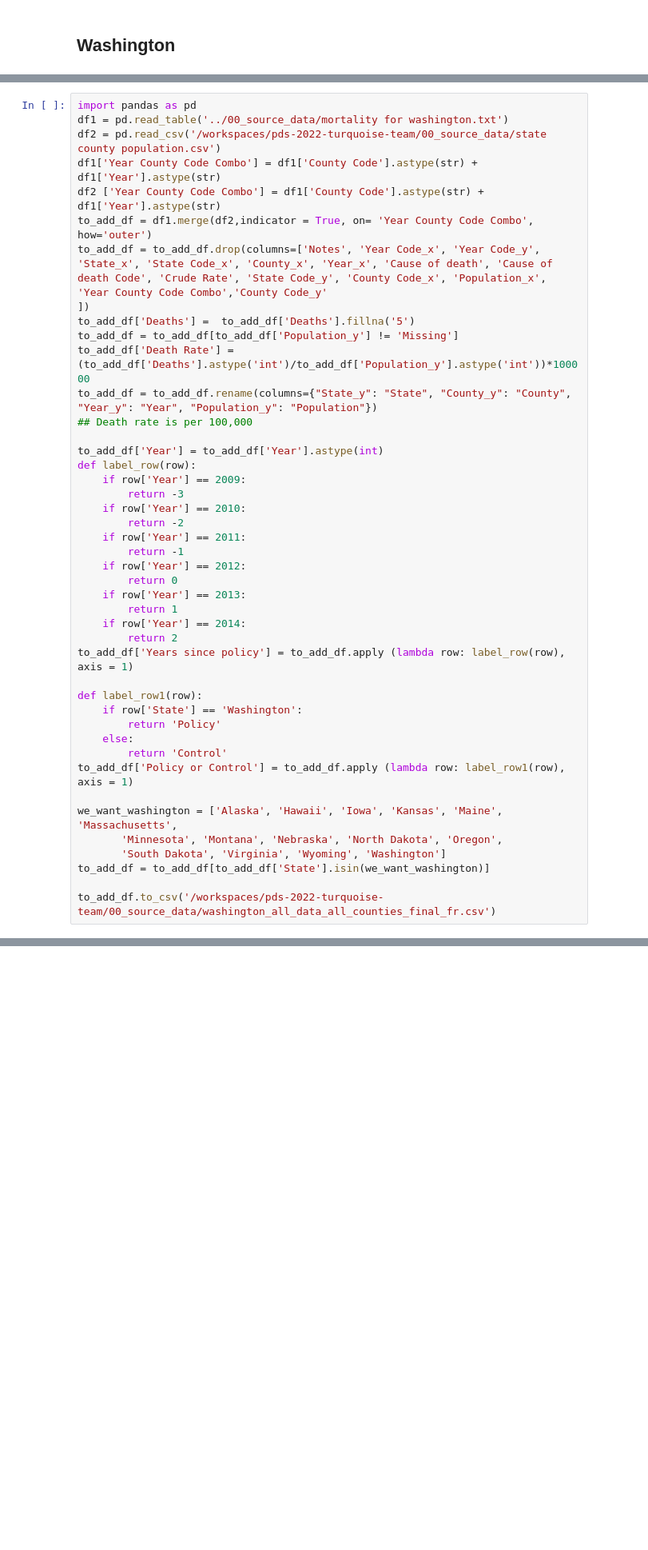
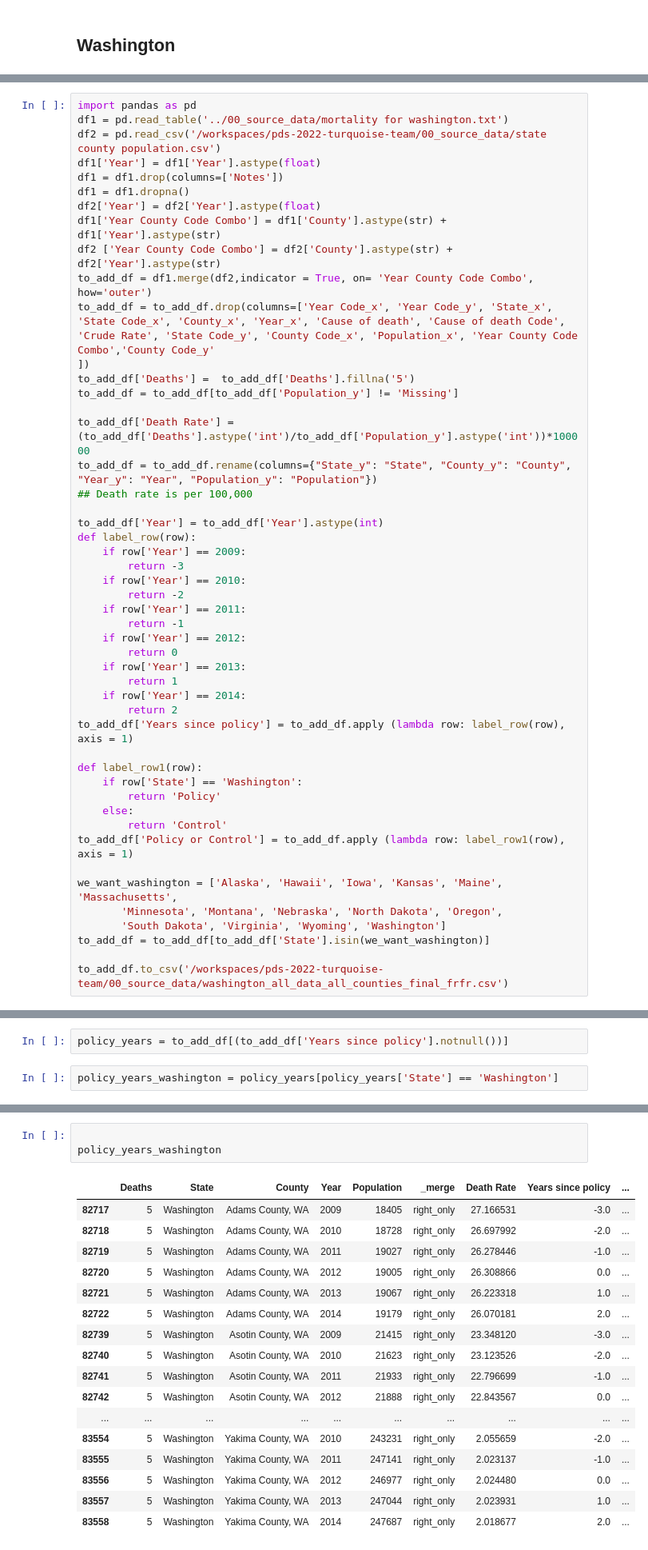
Before and after one commit to MIDS-at-Duke/pds-2022-turquoise-team, a Jupyter notebook: 10_code/Cleaning and Merging all States.ipynb, the cells around one changed output, grey strips where cells are left out. Shown at 80% size. Drawn from its saved outputs; the diff is of its cells as text; blank space fills up the shorter version.

```diff
--- a/10_code/Cleaning and Merging all States.ipynb
+++ b/10_code/Cleaning and Merging all States.ipynb
@@ -94,13 +290,18 @@ to_add_df.to_csv('/workspaces/pds-2022-turquoise-team/00_source_data/florida_all
 import pandas as pd
 df1 = pd.read_table('../00_source_data/mortality for washington.txt')
 df2 = pd.read_csv('/workspaces/pds-2022-turquoise-team/00_source_data/state county population.csv')
-df1['Year County Code Combo'] = df1['County Code'].astype(str) + df1['Year'].astype(str)
-df2 ['Year County Code Combo'] = df1['County Code'].astype(str) + df1['Year'].astype(str)
+df1['Year'] = df1['Year'].astype(float)
+df1 = df1.drop(columns=['Notes'])
+df1 = df1.dropna()
+df2['Year'] = df2['Year'].astype(float)
+df1['Year County Code Combo'] = df1['County'].astype(str) + df1['Year'].astype(str)
+df2 ['Year County Code Combo'] = df2['County'].astype(str) + df2['Year'].astype(str)
 to_add_df = df1.merge(df2,indicator = True, on= 'Year County Code Combo', how='outer')
-to_add_df = to_add_df.drop(columns=['Notes', 'Year Code_x', 'Year Code_y', 'State_x', 'State Code_x', 'County_x', 'Year_x', 'Cause of death', 'Cause of death Code', 'Crude Rate', 'State Code_y', 'County Code_x', 'Population_x', 'Year County Code Combo','County Code_y'
+to_add_df = to_add_df.drop(columns=['Year Code_x', 'Year Code_y', 'State_x', 'State Code_x', 'County_x', 'Year_x', 'Cause of death', 'Cause of death Code', 'Crude Rate', 'State Code_y', 'County Code_x', 'Population_x', 'Year County Code Combo','County Code_y'
 ])
 to_add_df['Deaths'] =  to_add_df['Deaths'].fillna('5')
 to_add_df = to_add_df[to_add_df['Population_y'] != 'Missing']
+
 to_add_df['Death Rate'] = (to_add_df['Deaths'].astype('int')/to_add_df['Population_y'].astype('int'))*100000
 to_add_df = to_add_df.rename(columns={"State_y": "State", "County_y": "County", "Year_y": "Year", "Population_y": "Population"})
 ## Death rate is per 100,000
@@ -133,4 +334,4 @@ we_want_washington = ['Alaska', 'Hawaii', 'Iowa', 'Kansas', 'Maine', 'Massachuse
        'South Dakota', 'Virginia', 'Wyoming', 'Washington']
 to_add_df = to_add_df[to_add_df['State'].isin(we_want_washington)]
 
-to_add_df.to_csv('/workspaces/pds-2022-turquoise-team/00_source_data/washington_all_data_all_counties_final_fr.csv')
+to_add_df.to_csv('/workspaces/pds-2022-turquoise-team/00_source_data/washington_all_data_all_counties_final_frfr.csv')
@@ -136,0 +369,4 @@ to_add_df.to_csv('/workspaces/pds-2022-turquoise-team/00_source_data/washington_
+# %%
+policy_years = to_add_df[(to_add_df['Years since policy'].notnull())]
+# %%
+policy_years_washington = policy_years[policy_years['State'] == 'Washington']
@@ -136,0 +375,21 @@ to_add_df.to_csv('/workspaces/pds-2022-turquoise-team/00_source_data/washington_
+# %%
+
+policy_years_washington
+# %% [output]
+|  | Deaths | State | County | Year | Population | _merge | Death Rate | Years since policy | ... |
+| 82717 | 5 | Washington | Adams County, WA | 2009 | 18405 | right_only | 27.166531 | -3.0 | ... |
+| 82718 | 5 | Washington | Adams County, WA | 2010 | 18728 | right_only | 26.697992 | -2.0 | ... |
+| 82719 | 5 | Washington | Adams County, WA | 2011 | 19027 | right_only | 26.278446 | -1.0 | ... |
+| 82720 | 5 | Washington | Adams County, WA | 2012 | 19005 | right_only | 26.308866 | 0.0 | ... |
+| 82721 | 5 | Washington | Adams County, WA | 2013 | 19067 | right_only | 26.223318 | 1.0 | ... |
+| 82722 | 5 | Washington | Adams County, WA | 2014 | 19179 | right_only | 26.070181 | 2.0 | ... |
+| 82739 | 5 | Washington | Asotin County, WA | 2009 | 21415 | right_only | 23.348120 | -3.0 | ... |
+| 82740 | 5 | Washington | Asotin County, WA | 2010 | 21623 | right_only | 23.123526 | -2.0 | ... |
+| 82741 | 5 | Washington | Asotin County, WA | 2011 | 21933 | right_only | 22.796699 | -1.0 | ... |
+| 82742 | 5 | Washington | Asotin County, WA | 2012 | 21888 | right_only | 22.843567 | 0.0 | ... |
+| ... | ... | ... | ... | ... | ... | ... | ... | ... | ... |
+| 83554 | 5 | Washington | Yakima County, WA | 2010 | 243231 | right_only | 2.055659 | -2.0 | ... |
+| 83555 | 5 | Washington | Yakima County, WA | 2011 | 247141 | right_only | 2.023137 | -1.0 | ... |
+| 83556 | 5 | Washington | Yakima County, WA | 2012 | 246977 | right_only | 2.024480 | 0.0 | ... |
+| 83557 | 5 | Washington | Yakima County, WA | 2013 | 247044 | right_only | 2.023931 | 1.0 | ... |
+| 83558 | 5 | Washington | Yakima County, WA | 2014 | 247687 | right_only | 2.018677 | 2.0 | ... |
```
Also changed, not shown: parts of 18 cells of this notebook, 2 other files.
